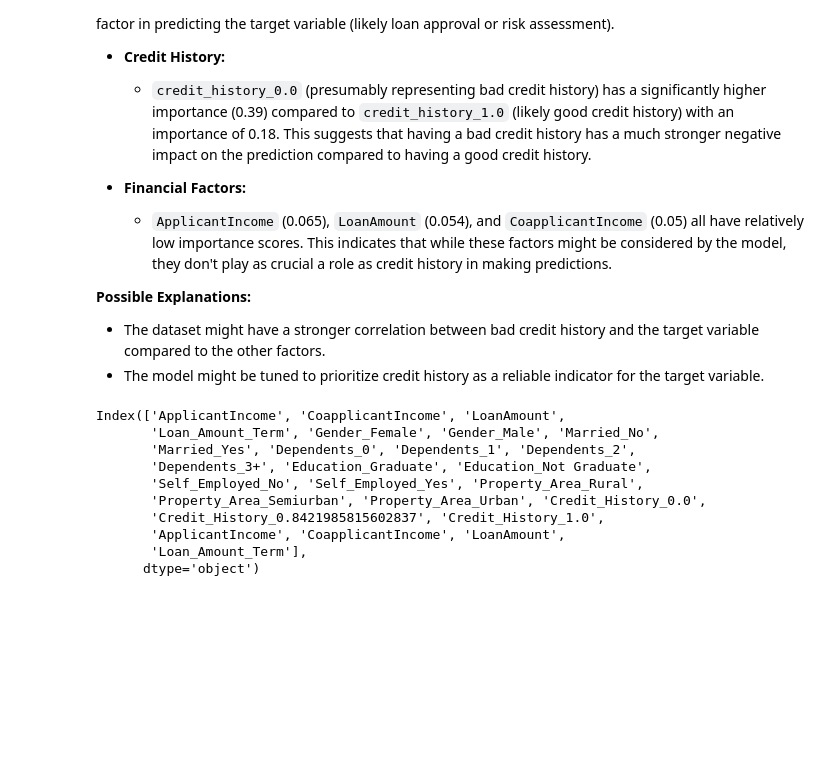
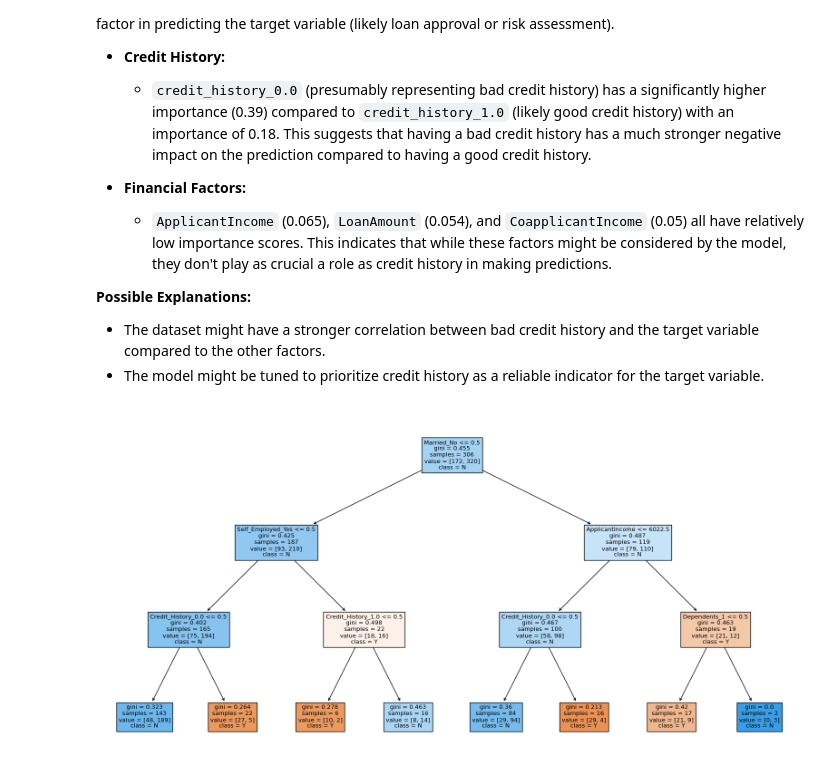
Before and after one commit to dylanxlam/data_science_practice_and_skills, a Jupyter notebook: Term Project/termProjectProposal.ipynb, the cells around one changed output. Cells and saved outputs as stored; diff of their text form; code cells hidden in the pictures; blank space fills up the shorter version.

```diff
--- a/Term Project/termProjectProposal.ipynb
+++ b/Term Project/termProjectProposal.ipynb
@@ -582,16 +515,16 @@ Based on these scores, our model seems to be primarily focusing on the applicant
 
 - The dataset might have a stronger correlation between bad credit history and the target variable compared to the other factors.
 - The model might be tuned to prioritize credit history as a reliable indicator for the target variable.
-# %%
-X_train.columns
-# %% [output]
-Index(['ApplicantIncome', 'CoapplicantIncome', 'LoanAmount',
-       'Loan_Amount_Term', 'Gender_Female', 'Gender_Male', 'Married_No',
-       'Married_Yes', 'Dependents_0', 'Dependents_1', 'Dependents_2',
-       'Dependents_3+', 'Education_Graduate', 'Education_Not Graduate',
-       'Self_Employed_No', 'Self_Employed_Yes', 'Property_Area_Rural',
-       'Property_Area_Semiurban', 'Property_Area_Urban', 'Credit_History_0.0',
-       'Credit_History_0.8421985815602837', 'Credit_History_1.0',
-       'ApplicantIncome', 'CoapplicantIncome', 'LoanAmount',
-       'Loan_Amount_Term'],
-      dtype='object')
+# %%
+from sklearn.tree import plot_tree
+import matplotlib.pyplot as plt
+
+# Extracting one tree from the Random Forest
+one_tree = best_model.estimators_[0]  # Change the index to extract a different tree if desired
+
+# Plotting the tree
+plt.figure(figsize=(20, 10))
+plot_tree(one_tree, feature_names=preprocessed_features.columns, class_names=target.unique(), filled=True)
+plt.show()
+# %% [output]
+[figure, added]
```
Also changed, not shown: parts of 10 cells of this notebook, 4 other files.
